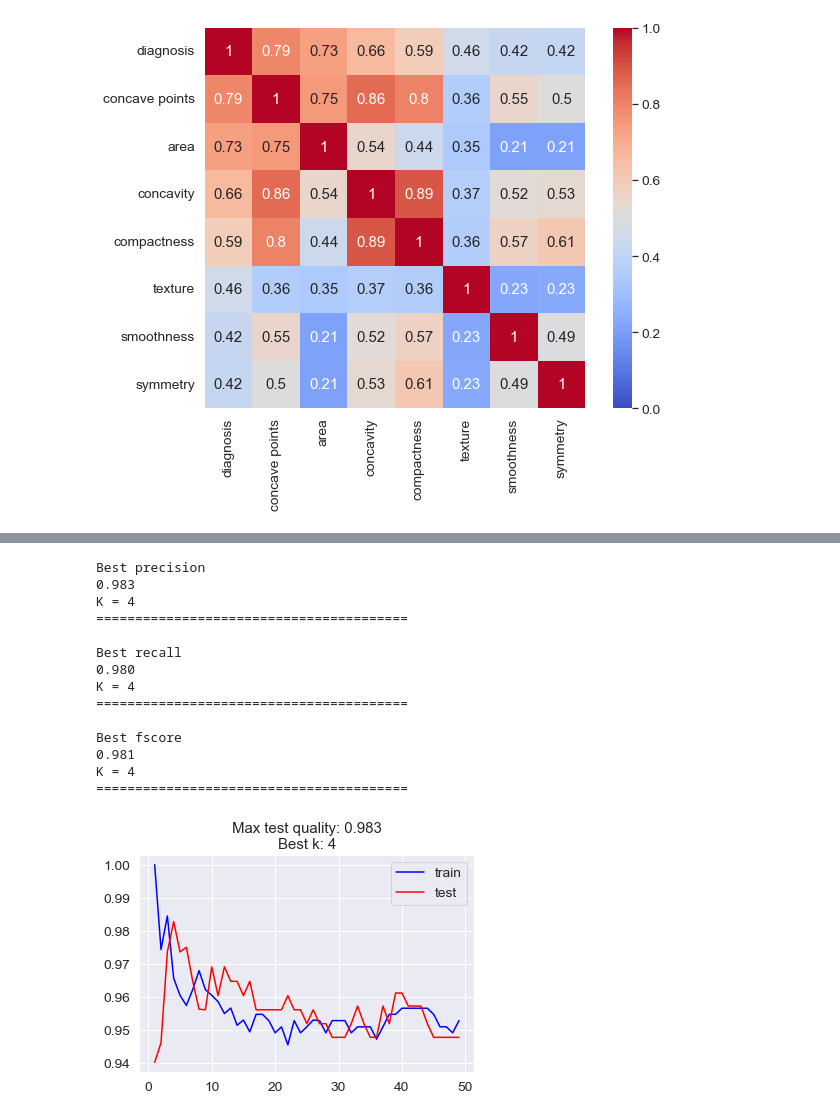
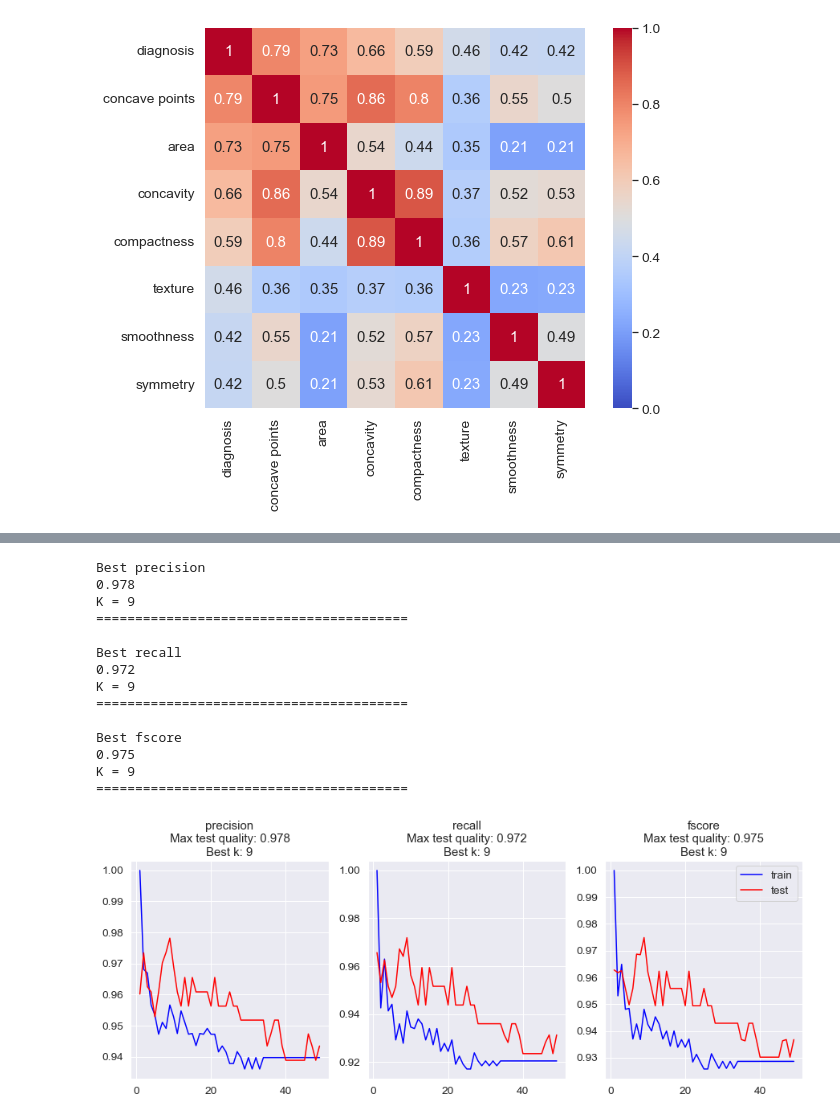
Before and after one commit to grannycola/my_projects, a Jupyter notebook: hw-4/model.ipynb, the cells around one changed output, grey strips where cells are left out. Saved outputs shown, nothing was run; the diff lists cells and outputs as text; code cells hidden in the pictures.

Commit message:
Fix visualition

```diff
--- a/hw-4/model.ipynb
+++ b/hw-4/model.ipynb
@@ -56,8 +67,7 @@ plt.show()
 # %%
-from sklearn.preprocessing import StandardScaler
-X_train, X_test, y_train, y_test = train_test_split(data.loc[:, 'texture':], y,
+X_train, X_test, y_train, y_test = train_test_split(data.loc[:, 'texture':], data['diagnosis'],
                                                     test_size=0.3, stratify=data['diagnosis'],
-                                                    random_state=42)
+                                                    random_state=729)
 
 scaler = StandardScaler()
 X_train = scaler.fit_transform(X_train)
@@ -67,57 +75,60 @@ from sklearn.metrics import precision_recall_fscore_support
 # %%
 neighbors = range(1, 50)
+
+def predict_and_write_metrics(model, X, y, k, report):
+    y_pred = model.predict(X)
+    scorings = precision_recall_fscore_support(y, y_pred, average='macro')
+    report['precision'].append(scorings[0])
+    report['recall'].append(scorings[1])
+    report['fscore'].append(scorings[2])
+    report['k'].append(k)
 
 report_train = {'precision':[],'recall':[],'fscore':[],'k':[]}
 report_test = {'precision':[],'recall':[],'fscore':[],'k':[]}
 
-# Простой перебор соседей и метрик
+
+# Наивный перебор соседей и оценка метрик
 for k in neighbors:
     knn = KNeighborsClassifier(n_neighbors=k)
     knn.fit(X_train, y_train.ravel())
 
-    y_pred = knn.predict(X_train)
-    scorings = precision_recall_fscore_support(y_train, y_pred, average='macro')
-    report_train['precision'].append(scorings[0])
-    report_train['recall'].append(scorings[1])
-    report_train['fscore'].append(scorings[2])
-    report_train['k'].append(k)
-
-    y_pred = knn.predict(X_test)
-    scorings = precision_recall_fscore_support(y_test, y_pred, average='macro')
-    report_test['precision'].append(scorings[0])
-    report_test['recall'].append(scorings[1])
-    report_test['fscore'].append(scorings[2])
-    report_test['k'].append(k)
-
+    predict_and_write_metrics(knn, X_train, y_train, k, report_train)
+    predict_and_write_metrics(knn, X_test, y_test, k, report_test)
 
 report_train = pd.DataFrame(report_train)
 report_test = pd.DataFrame(report_test)
 
-for i in report_test.columns[:-1]:
-    print('\nBest', i,'\n{:.3f}'.format(report_test.iloc[report_test[i].argmax()][i]) ,
-            '\nK =', int(report_test.iloc[report_test[i].argmax()]['k']), "\n" + "==" * 20)
+# Отображение "лучших" метрик качества и кол-во соседей для них
+for col in report_test.columns[:-1]:
+    print('\nBest', col,'\n{:.3f}'.format(report_test.iloc[report_test[col].argmax()][col]) ,
+            '\nK =', int(report_test.iloc[report_test[col].argmax()]['k']), "\n" + "==" * 20)
 
-plt.plot(neighbors, report_train['precision'], color='blue', label='train')
-plt.plot(neighbors, report_test['precision'], color='red', label='test')
-plt.title("Max test quality: {:.3f}\nBest k: {}".format(max(report_test['precision']), np.argmax(report_test['precision']) + 1))
+fig, axs = plt.subplots(1, 3, figsize=(15,5))
+
+# Отображение измения качества на трейне и тесте для разных метрик качества
+for i, col in enumerate(report_test.columns[:-1]):
+    axs[i].plot(neighbors, report_train[col], color='blue', label='train')
+    axs[i].plot(neighbors, report_test[col], color='red', label='test')
+    axs[i].title.set_text(col + "\nMax test quality: {:.3f}\nBest k: {}".format(max(report_test[col]),
+                                                            int(report_test.iloc[report_test[col].argmax()]['k'])))
 plt.legend()
 plt.show()
 # %% [output]
 Best precision
-0.983
-K = 4
+0.978
+K = 9
 ========================================
 
 Best recall
-0.980
-K = 4
+0.972
+K = 9
 ========================================
 
 Best fscore
-0.981
-K = 4
+0.975
+K = 9
 ========================================
-[figure, old version]
+[figure, new version]
 # %%
 %%time
 from sklearn.model_selection import GridSearchCV
```
Also changed, not shown: parts of 6 cells of this notebook.
